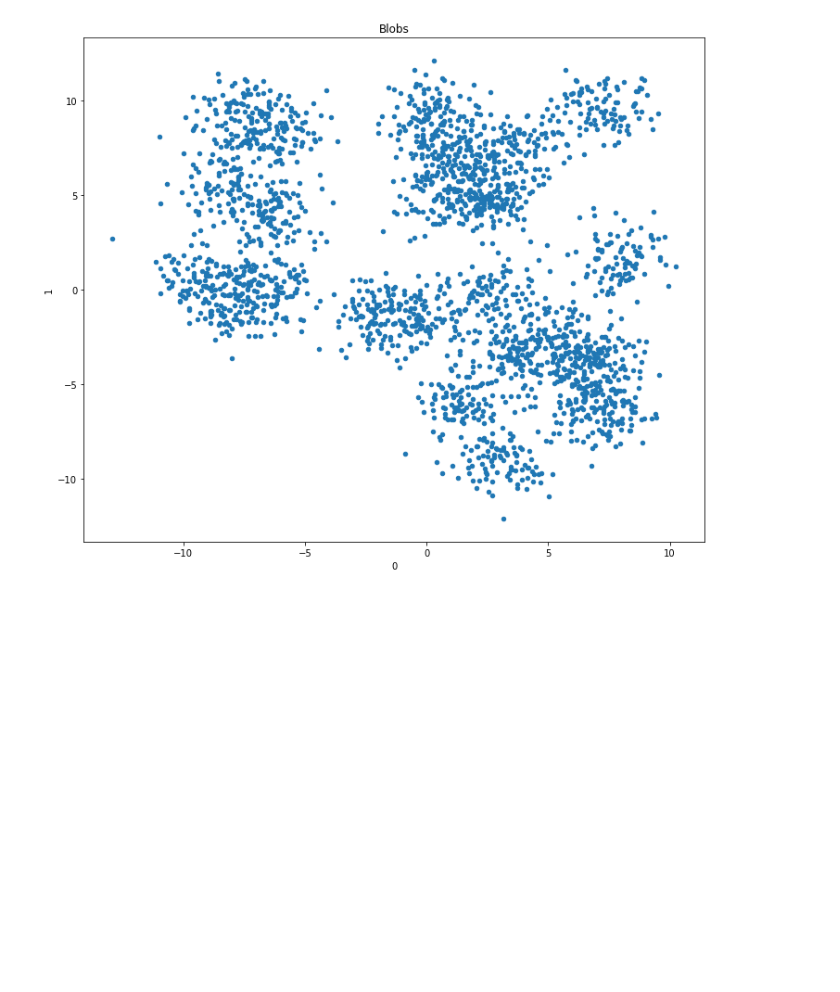
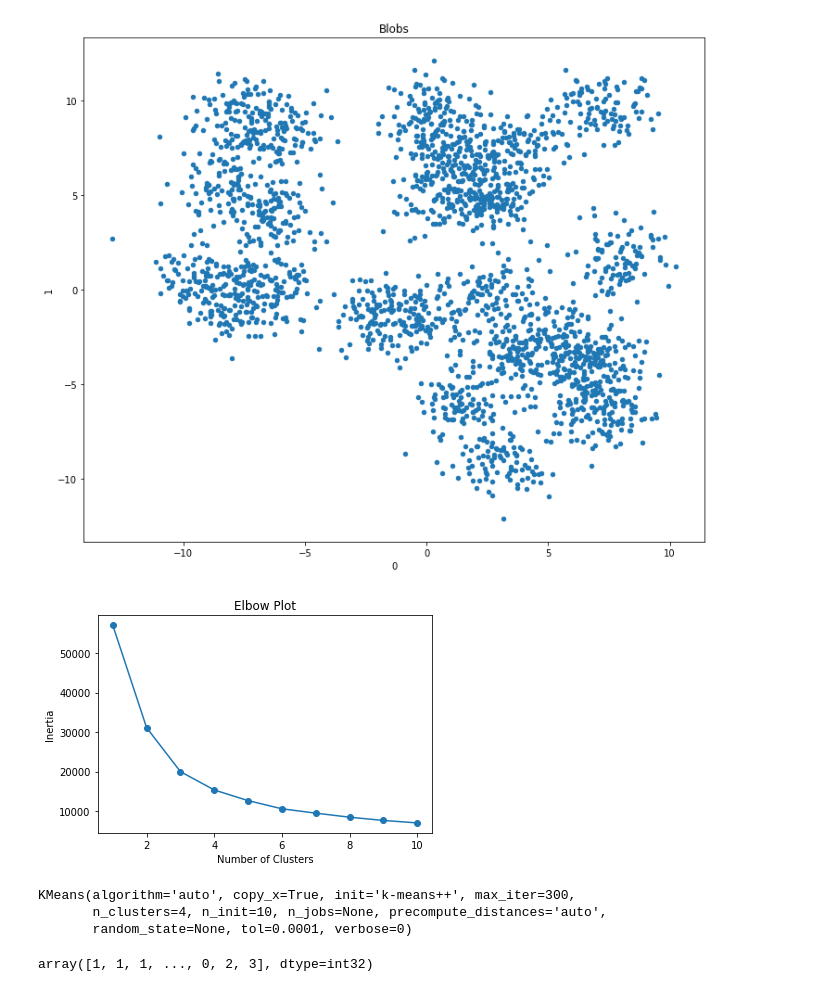
Before and after one commit to AbeerAlghamdi1/Machine_Learning_intro, a Jupyter notebook: Day12_KMeans.ipynb, the cells around one changed output. Saved outputs shown, nothing was run; the diff lists cells and outputs as text; code cells hidden in the pictures; blank space fills up the shorter version.

```diff
--- a/Day12_KMeans.ipynb
+++ b/Day12_KMeans.ipynb
@@ -282,2 +287,24 @@ df_blob.plot(kind="scatter", x=0, y=1, title="Blobs", figsize=(12,10));
+# %%
+# Create Elbow Plot
+plt.plot([i for i in range(1, 11)], inertia_ls, marker="o")
+plt.title("Elbow Plot")
+plt.xlabel("Number of Clusters")
+plt.ylabel("Inertia");
+# %% [output]
+[figure, added]
 # %%
 # Apply KMeans and Plot KMeans Results
+
+from sklearn.cluster import KMeans
+kmeans = KMeans(n_clusters=4)
+kmeans.fit(df_blob)
+# %% [output]
+KMeans(algorithm='auto', copy_x=True, init='k-means++', max_iter=300,
+       n_clusters=4, n_init=10, n_jobs=None, precompute_distances='auto',
+       random_state=None, tol=0.0001, verbose=0)
+# %%
+preds = kmeans.labels_
+
+preds
+# %% [output]
+array([1, 1, 1, ..., 0, 2, 3], dtype=int32)
```
Also changed, not shown: parts of 3 cells of this notebook.
